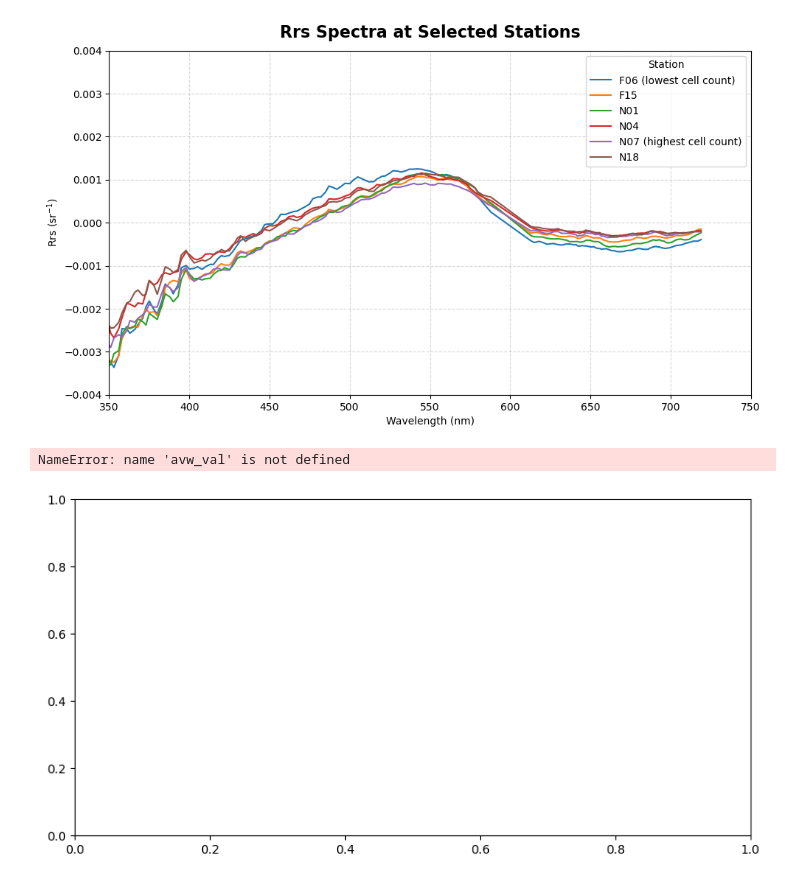
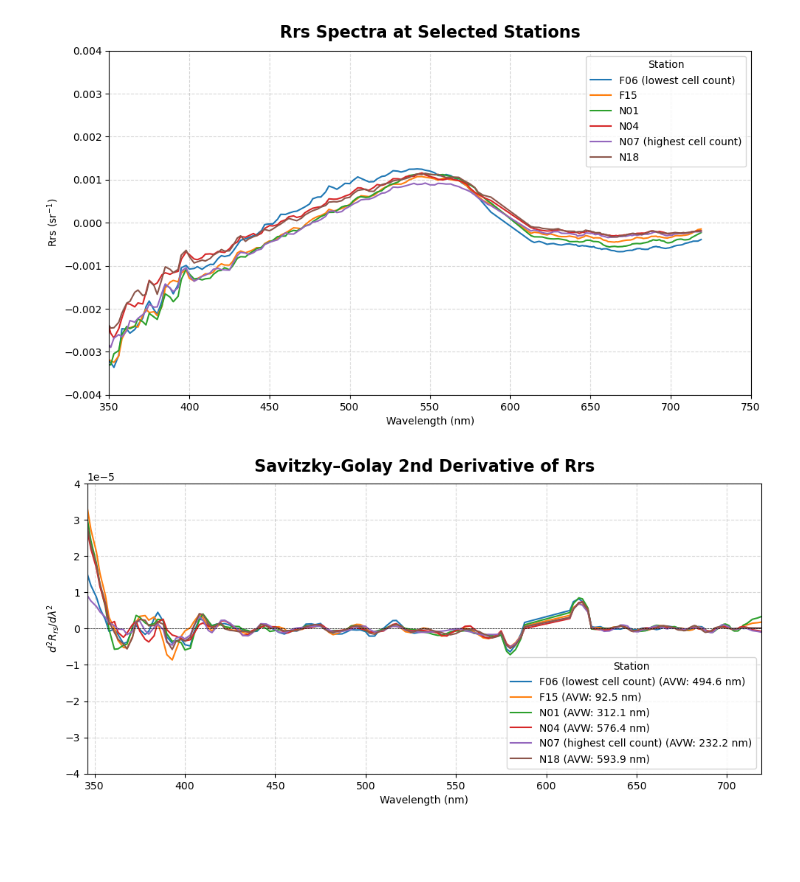
Before and after one commit to fish-pace/2026-proj-phyto-community-structure, a Jupyter notebook: contributor_folders/cassie/Rrs_Mass_Bay.ipynb, the cells around one changed output. Cells and saved outputs as stored; diff of their text form; code cells hidden in the pictures; blank space fills up the shorter version.

```diff
--- a/contributor_folders/cassie/Rrs_Mass_Bay.ipynb
+++ b/contributor_folders/cassie/Rrs_Mass_Bay.ipynb
@@ -282,35 +282,49 @@ for name, plat, plon in stations:
     y, x = np.unravel_index(dist.argmin(), dist.shape)
     avw_values.append(avw_da.isel(number_of_lines=y, pixels_per_line=x).values)
 avw_values = np.array(avw_values)
 
 fig2, ax2 = plt.subplots(figsize=(10,5))
 spec_max = -np.inf
 
-for (name, plat, plon), color in zip(stations, colors_list):
+for (name, plat, plon), color, avw_val in zip(stations, colors_list, avw_values):
     dist = np.sqrt((lat_grid - plat)**2 + (lon_grid - plon)**2)
     y, x = np.unravel_index(dist.argmin(), dist.shape)
 
     spectrum = ds["Rrs"].isel(number_of_lines=y, pixels_per_line=x).values
-    spec_sg2 = savgol_filter(spectrum, window_length=window, polyorder=polyorder, deriv=2, delta=dlam)
+    spec_sg2 = savgol_filter(
+        spectrum,
+        window_length=window,
+        polyorder=polyorder,
+        deriv=2,
+        delta=dlam
+    )
+
     spec_max = max(spec_max, np.max(np.abs(spec_sg2)))
 
-    ax2.plot(wavelengths, spec_sg2, color=color, linewidth=1.5, label=f"{name} (AVW: {avw_da:.1f} nm)")
+    # Use the AVW value for the label
+    ax2.plot(
+        wavelengths,
+        spec_sg2,
+        color=color,
+        linewidth=1.5,
+        label=f"{name} (AVW: {avw_val:.1f} nm)"
+    )
+
 
 # Plot formatting
 ax2.set_title("Savitzky–Golay 2nd Derivative of Rrs", fontsize=16, fontweight="bold", y=1.02)
 ax2.set_xlabel("Wavelength (nm)")
 ax2.set_ylabel(r"$d^2 R_{rs} / d\lambda^2$")
 ax2.axhline(0, color="black", linestyle="--", linewidth=0.5)
 ax2.set_xlim(wavelengths.min(), wavelengths.max())
 ax2.set_ylim(-0.00004, 0.00004)
 ax2.grid(True, linestyle="--", alpha=0.5)
 ax2.legend(title="Station", fontsize=10)
 
 fig2.tight_layout()
 
 fig2.savefig("rrs_sg2_selected_stations_20250616.png", dpi=300, bbox_inches="tight")
 
 plt.show()
 # %% [output]
-NameError: name 'avw_val' is not defined
-[figure, old version]
+[figure, new version]
```
